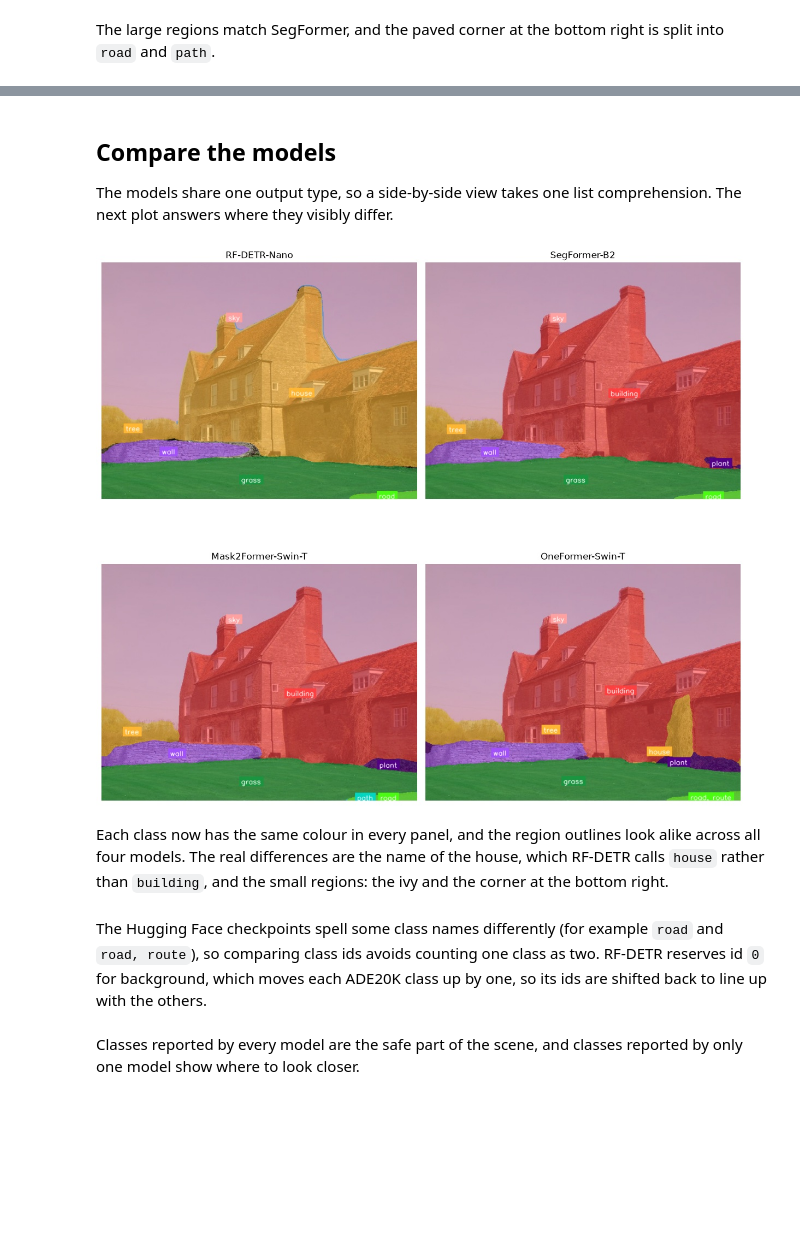
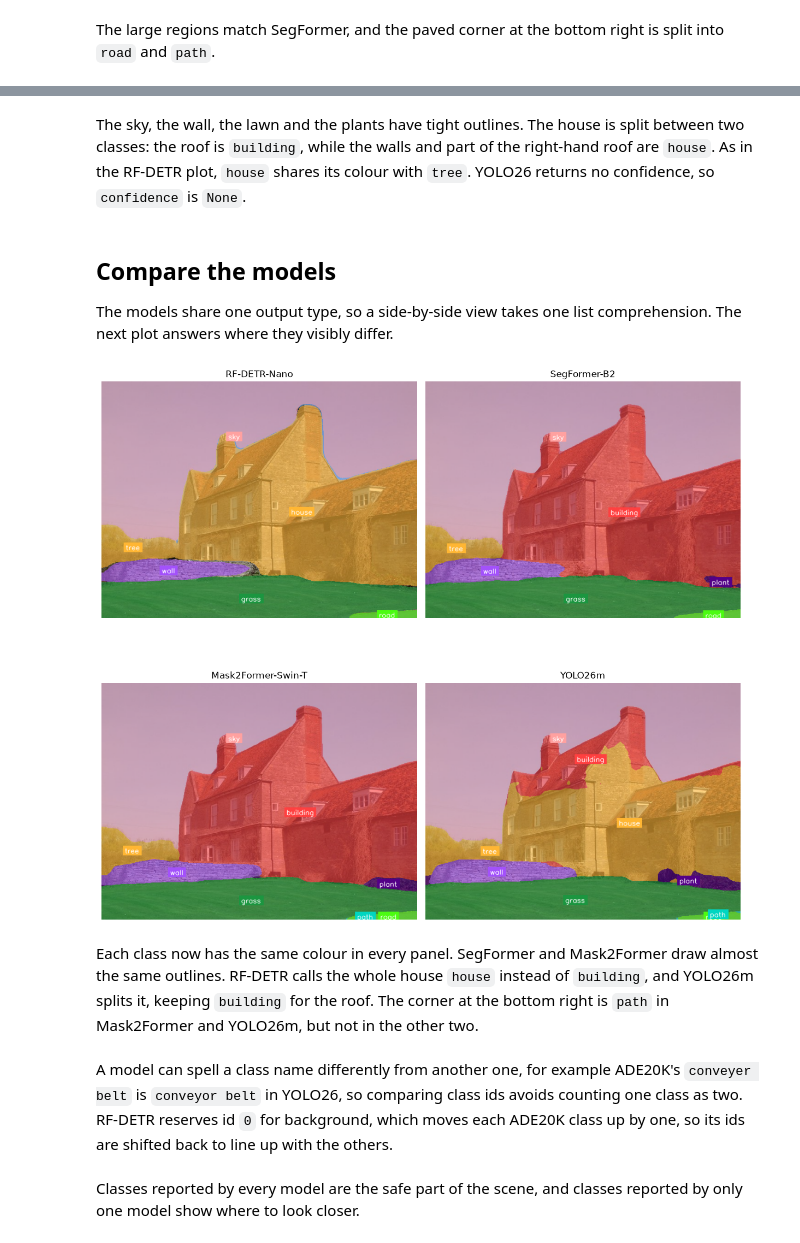
Before and after one commit to Guo-astro/supervision, a Jupyter notebook: develop/notebooks/semantic-segmentation/semantic-segmentation.ipynb, the cells around one changed output, grey strips where cells are left out. Saved outputs shown, nothing was run; the diff lists cells and outputs as text; code cells hidden in the pictures; blank space fills up the shorter version.

```diff
--- a/develop/notebooks/semantic-segmentation/semantic-segmentation.ipynb
+++ b/develop/notebooks/semantic-segmentation/semantic-segmentation.ipynb
@@ -313,0 +270,2 @@ OneFormer paints the ivy as `tree` and adds a small `house` region, which SegFor
+# %%
+yolo = YOLO("yolo26m-sem-ade20k.pt")
@@ -313,0 +274,4 @@ OneFormer paints the ivy as `tree` and adds a small `house` region, which SegFor
+# %%
+yolo_result = yolo(pil_image, verbose=False)[0]
+yolo_map = yolo_result.semantic_mask.data.cpu()
+print(yolo_map.shape)
@@ -313,0 +282,5 @@ OneFormer paints the ivy as `tree` and adds a small `house` region, which SegFor
+# %%
+yolo_detections = sv.Detections.from_semantic_segmentation(
+    yolo_map, class_map=yolo.names, background_id=None
+)
+print(list(map(str, yolo_detections["class_name"])))
@@ -314,3 +295,5 @@ OneFormer paints the ivy as `tree` and adds a small `house` region, which SegFor
+# %% [markdown]
+The sky, the wall, the lawn and the plants have tight outlines. The house is split between two classes: the roof is `building`, while the walls and part of the right-hand roof are `house`. As in the RF-DETR plot, `house` shares its colour with `tree`. YOLO26 returns no confidence, so `confidence` is `None`.
 # %% [markdown]
 ## Compare the models
 
@@ -318,28 +301,28 @@ The models share one output type, so a side-by-side view takes one list comprehe
 # %%
 results = {
     "RF-DETR-Nano": rfdetr_detections,
     "SegFormer-B2": segformer_detections,
     "Mask2Former-Swin-T": mask2former_detections,
-    "OneFormer-Swin-T": oneformer_detections,
+    "YOLO26m": yolo_detections,
 }
 
 color_ids = {"RF-DETR-Nano": rfdetr_color_ids}
 
 sv.plot_images_grid(
     images=[
         annotate(image, detections, color_ids.get(name))
         for name, detections in results.items()
     ],
     grid_size=(2, 2),
     titles=list(results),
     size=(12, 12),
 )
 # %% [output]
-[figure, old version]
+[figure, new version]
 # %% [markdown]
-Each class now has the same colour in every panel, and the region outlines look alike across all four models. The real differences are the name of the house, which RF-DETR calls `house` rather than `building`, and the small regions: the ivy and the corner at the bottom right.
+Each class now has the same colour in every panel. SegFormer and Mask2Former draw almost the same outlines. RF-DETR calls the whole house `house` instead of `building`, and YOLO26m splits it, keeping `building` for the roof. The corner at the bottom right is `path` in Mask2Former and YOLO26m, but not in the other two.
 # %% [markdown]
-The Hugging Face checkpoints spell some class names differently (for example `road` and `road, route`), so comparing class ids avoids counting one class as two. RF-DETR reserves id `0` for background, which moves each ADE20K class up by one, so its ids are shifted back to line up with the others.
+A model can spell a class name differently from another one, for example ADE20K's `conveyer belt` is `conveyor belt` in YOLO26, so comparing class ids avoids counting one class as two. RF-DETR reserves id `0` for background, which moves each ADE20K class up by one, so its ids are shifted back to line up with the others.
 # %%
 class_ids = {name: set(d.class_id.tolist()) for name, d in results.items()}
 class_ids["RF-DETR-Nano"] = set((rfdetr_detections.class_id - 1).tolist())
```
Also changed, not shown: parts of 23 cells of this notebook, 21 other files.
